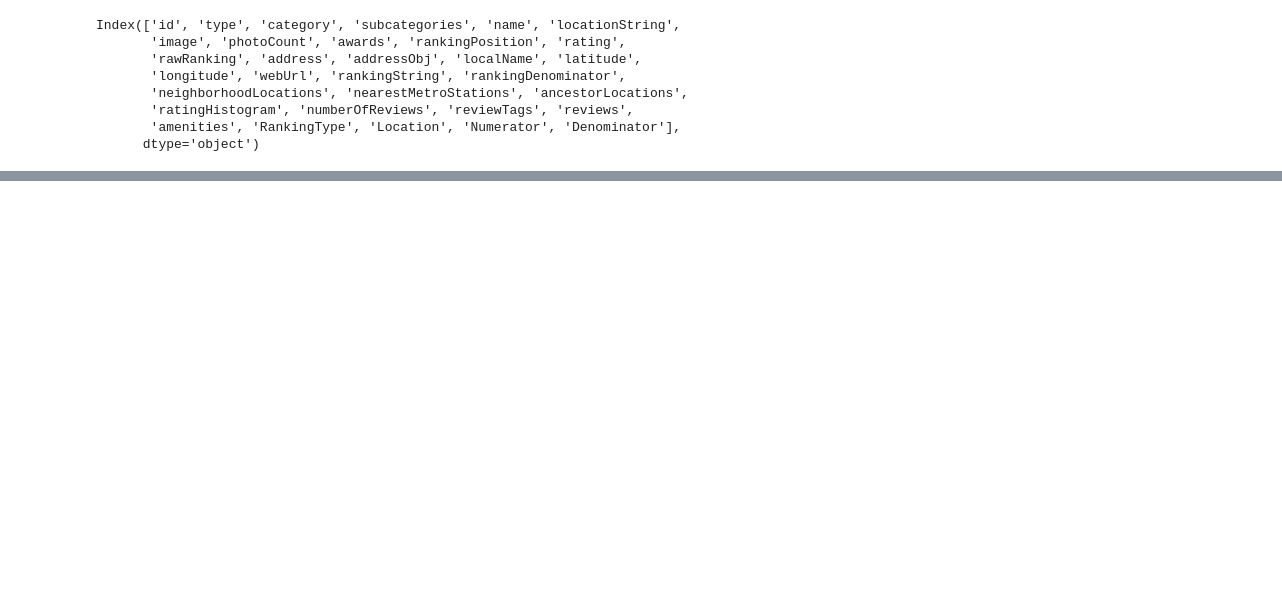
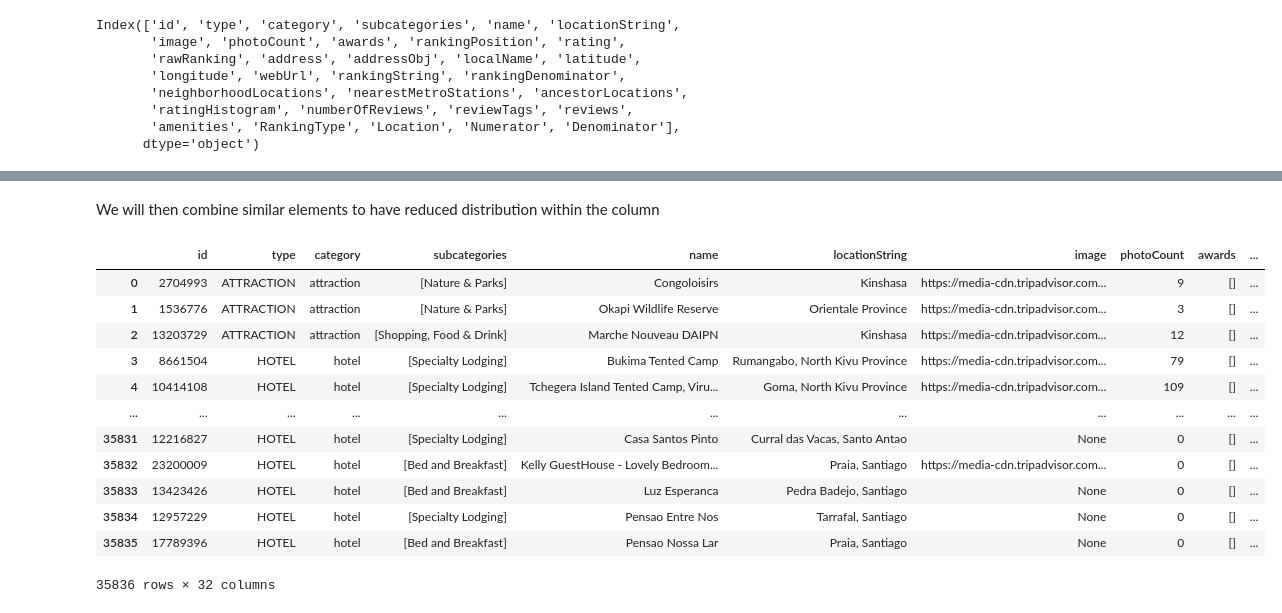
Before and after one commit to R3TR0Quan/travel-destination-recommendation-sys, a Jupyter notebook: misc_notebooks/ian.ipynb, the cells around one changed output, grey strips where cells are left out. Cells and saved outputs as stored; diff of their text form; code cells hidden in the pictures; blank space fills up the shorter version.

```diff
--- a/misc_notebooks/ian.ipynb
+++ b/misc_notebooks/ian.ipynb
@@ -200,11 +202,9 @@ for index, row in df.iterrows():
     if pd.isnull(row['rankingString']):
         continue
 
-    # Use regular expressions to extract the information
-    match = re.match(r'#(\d+)\s+of\s+(\d+)\s+(.*?)\s+in\s+(.*?)$', row['rankingString'])
-
-    # Check if the match is successful
-    if match:
+    if match := re.match(
+        r'#(\d+)\s+of\s+(\d+)\s+(.*?)\s+in\s+(.*?)$', row['rankingString']
+    ):
         numerator = match.group(1)
         denominator = match.group(2)
         ranking_type = match.group(3)
@@ -248,11 +247,39 @@ Sights & Landmarks              1
 Name: RankingType, dtype: int64
+# %% [markdown]
+We will then combine similar elements to have reduced distribution within the column
 # %%
 # Define the mappings to combine similar values
 mappings = {
     'hotel': 'hotels',
     'B&B / Inn': 'B&Bs / Inns',
-
+    'Sights & Landmarks': 'Nature & Parks',
+    'Fun & Games': 'Outdoor Activities',
+    'Boat Tours & Water Sports': 'Water & Amusement Parks',
+    'Traveler Resources': 'Shopping',
+    'Concerts & Shows': 'Nightlife',
+    'Food & Drink': 'places to eat',
+    'Nature & Parks': 'things to do',
+    'Museums': 'things to do',
+    'Tours' : 'things to do',
+    'Outdoor Activities': 'things to do',
+    'B&Bs / Inns': 'Specialty lodging'
 }
 
 # Replace the values in the 'Ranking Type' column
-df['Ranking Type'] = df['Ranking Type'].replace(mappings)
+df['RankingType'] = df['RankingType'].replace(mappings)
+# %%
+df
+# %% [output]
+|  | id | type | category | subcategories | name | locationString | image | photoCount | awards | ... |
+| 0 | 2704993 | ATTRACTION | attraction | [Nature & Parks] | Congoloisirs | Kinshasa | https://media-cdn.tripadvisor.com... | 9 | [] | ... |
+| 1 | 1536776 | ATTRACTION | attraction | [Nature & Parks] | Okapi Wildlife Reserve | Orientale Province | https://media-cdn.tripadvisor.com... | 3 | [] | ... |
+| 2 | 13203729 | ATTRACTION | attraction | [Shopping, Food & Drink] | Marche Nouveau DAIPN | Kinshasa | https://media-cdn.tripadvisor.com... | 12 | [] | ... |
+| 3 | 8661504 | HOTEL | hotel | [Specialty Lodging] | Bukima Tented Camp | Rumangabo, North Kivu Province | https://media-cdn.tripadvisor.com... | 79 | [] | ... |
+| 4 | 10414108 | HOTEL | hotel | [Specialty Lodging] | Tchegera Island Tented Camp, Viru... | Goma, North Kivu Province | https://media-cdn.tripadvisor.com... | 109 | [] | ... |
+| ... | ... | ... | ... | ... | ... | ... | ... | ... | ... | ... |
+| 35831 | 12216827 | HOTEL | hotel | [Specialty Lodging] | Casa Santos Pinto | Curral das Vacas, Santo Antao | None | 0 | [] | ... |
+| 35832 | 23200009 | HOTEL | hotel | [Bed and Breakfast] | Kelly GuestHouse - Lovely Bedroom... | Praia, Santiago | https://media-cdn.tripadvisor.com... | 0 | [] | ... |
+| 35833 | 13423426 | HOTEL | hotel | [Bed and Breakfast] | Luz Esperanca | Pedra Badejo, Santiago | None | 0 | [] | ... |
+| 35834 | 12957229 | HOTEL | hotel | [Specialty Lodging] | Pensao Entre Nos | Tarrafal, Santiago | None | 0 | [] | ... |
+| 35835 | 17789396 | HOTEL | hotel | [Bed and Breakfast] | Pensao Nossa Lar | Praia, Santiago | None | 0 | [] | ... |
+35836 rows × 32 columns
```
Also changed, not shown: parts of 22 cells of this notebook.
